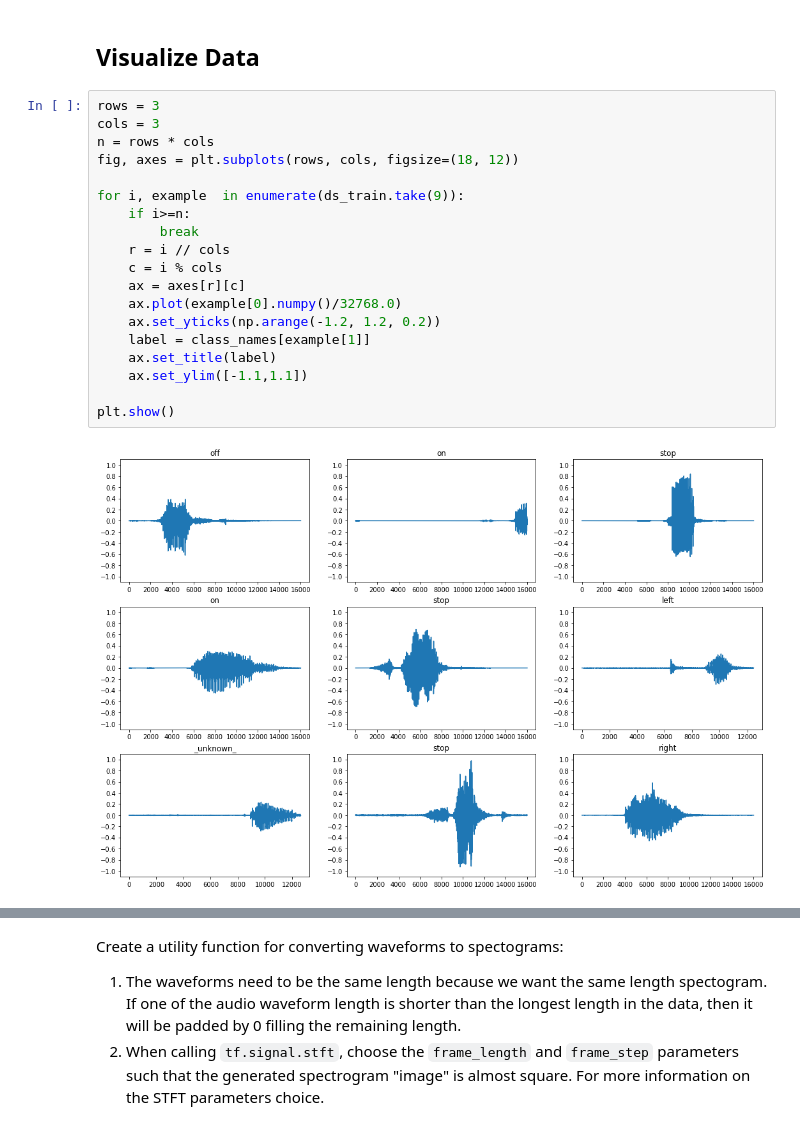
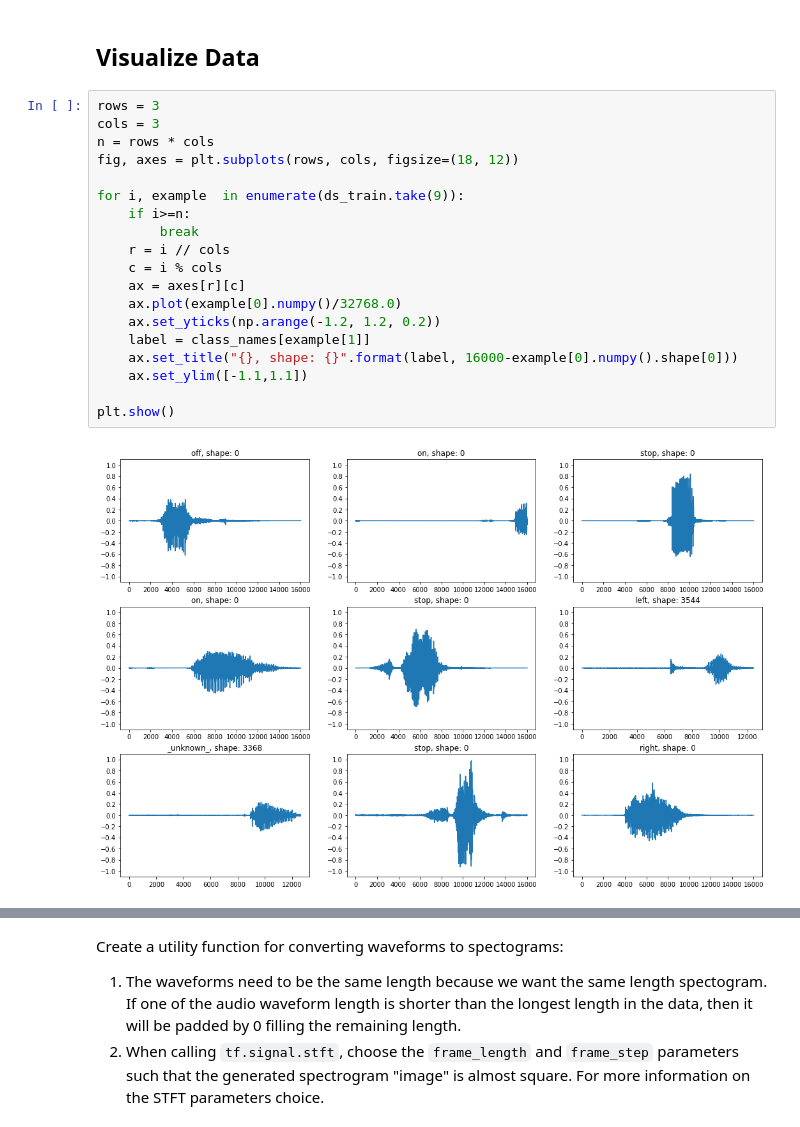
Before and after one commit to marcellinus-witarsah/speech-to-text-model, a Jupyter notebook: speech_to_text_models/train_big.ipynb, the cells around one changed output, grey strips where cells are left out. Cells and saved outputs as stored; diff of their text form.

```diff
--- a/speech_to_text_models/train_big.ipynb
+++ b/speech_to_text_models/train_big.ipynb
@@ -110,24 +130,24 @@ Since the dataset only contains only a single channels then we can delete the la
 # %%
 rows = 3
 cols = 3
 n = rows * cols
 fig, axes = plt.subplots(rows, cols, figsize=(18, 12))
 
 for i, example  in enumerate(ds_train.take(9)):
     if i>=n:
         break
     r = i // cols
     c = i % cols
     ax = axes[r][c]
     ax.plot(example[0].numpy()/32768.0)
     ax.set_yticks(np.arange(-1.2, 1.2, 0.2))
     label = class_names[example[1]]
-    ax.set_title(label)
+    ax.set_title("{}, shape: {}".format(label, 16000-example[0].numpy().shape[0]))
     ax.set_ylim([-1.1,1.1])
 
 plt.show()
 # %% [output]
-[figure, old version]
+[figure, new version]
 # %% [markdown]
 ## Data Preprocessing
 Converting waveforms to **spectograms** (x-axis=time, y-axis=frequency) using **short-time Fourier transform (STFT)**. **Spectograms** which show frequency changes over time and can be represented as 2D images. This spectogram is what will be feed to the neural network model.
```
Also changed, not shown: parts of 9 cells of this notebook.
